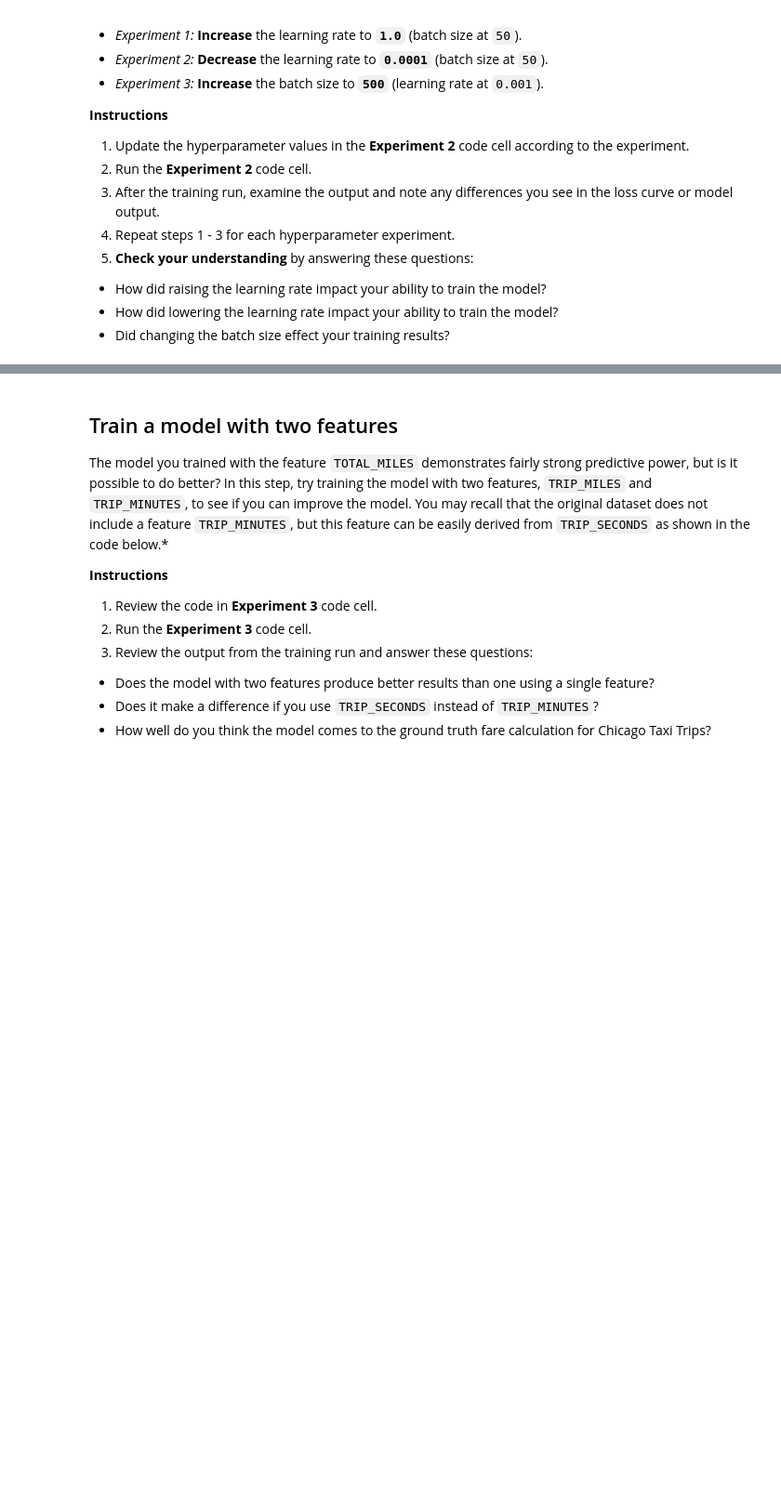
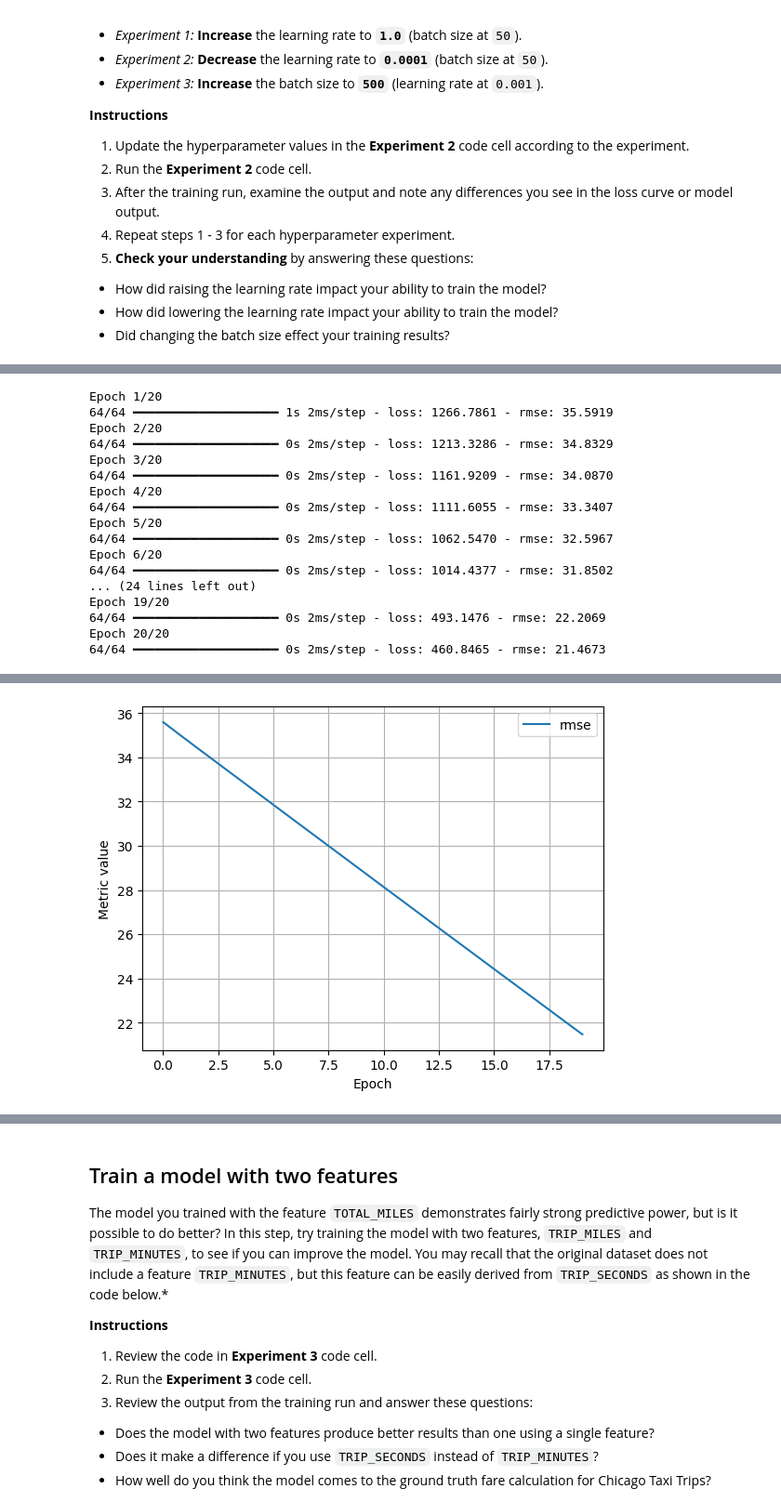
Before and after one commit to sentinel-sam/google_ml_colab_learning, a Jupyter notebook: ml/cc/exercises/linear_regression_taxi.ipynb, the cells around one changed output, grey strips where cells are left out. Shown at 93% size. Saved outputs shown, nothing was run; the diff lists cells and outputs as text; code cells hidden in the pictures; blank space fills up the shorter version.

```diff
--- a/ml/cc/exercises/linear_regression_taxi.ipynb
+++ b/ml/cc/exercises/linear_regression_taxi.ipynb
@@ -532,0 +536,38 @@ ml_edu.results.plot_model_predictions(experiment_2, training_df, 'FARE')
+# %%
+#@title Code - Experiment 2
+
+# The following variables are the hyperparameters.
+# TODO - Adjust these hyperparameters to see how they impact a training run.
+settings_2 = ml_edu.experiment.ExperimentSettings(
+    learning_rate = 0.001,
+    number_epochs = 20,
+    batch_size = 500,
+    input_features = ['TRIP_MILES']
+)
+
+metrics = [keras.metrics.RootMeanSquaredError(name='rmse')]
+
+model_2 = create_model(settings_2, metrics)
+
+experiment_2 = train_model('one_feature_hyper', model_2, training_df, 'FARE', settings_2)
+
+ml_edu.results.plot_experiment_metrics(experiment_2, ['rmse'])
+ml_edu.results.plot_model_predictions(experiment_2, training_df, 'FARE')
+# %% [output]
+Epoch 1/20
+64/64 ━━━━━━━━━━━━━━━━━━━━ 1s 2ms/step - loss: 1266.7861 - rmse: 35.5919
+Epoch 2/20
+64/64 ━━━━━━━━━━━━━━━━━━━━ 0s 2ms/step - loss: 1213.3286 - rmse: 34.8329
+Epoch 3/20
+64/64 ━━━━━━━━━━━━━━━━━━━━ 0s 2ms/step - loss: 1161.9209 - rmse: 34.0870
+Epoch 4/20
+64/64 ━━━━━━━━━━━━━━━━━━━━ 0s 2ms/step - loss: 1111.6055 - rmse: 33.3407
+Epoch 5/20
+64/64 ━━━━━━━━━━━━━━━━━━━━ 0s 2ms/step - loss: 1062.5470 - rmse: 32.5967
+Epoch 6/20
+64/64 ━━━━━━━━━━━━━━━━━━━━ 0s 2ms/step - loss: 1014.4377 - rmse: 31.8502
+... (24 lines left out)
+Epoch 19/20
+64/64 ━━━━━━━━━━━━━━━━━━━━ 0s 2ms/step - loss: 493.1476 - rmse: 22.2069
+Epoch 20/20
+64/64 ━━━━━━━━━━━━━━━━━━━━ 0s 2ms/step - loss: 460.8465 - rmse: 21.4673
@@ -533,3 +577,4 @@ ml_edu.results.plot_model_predictions(experiment_2, training_df, 'FARE')
+[figure, added]
 # %%
 #@title Double-click to view answers for hyperparameter experiments
 
```
Also changed, not shown: parts of 17 cells of this notebook.
